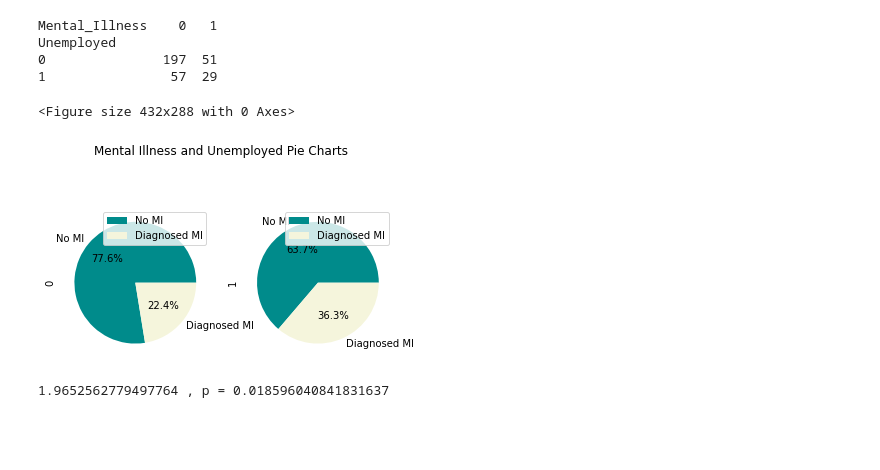
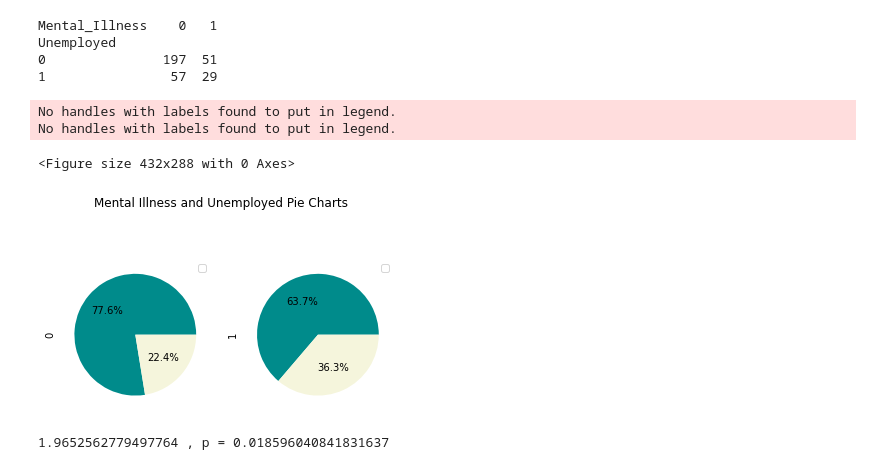
Before and after one commit to hehill/Project1_Team3, a Jupyter notebook: individual_data.ipynb, the cells around one changed output. Drawn from its saved outputs; the diff is of its cells as text; code cells hidden in the pictures; blank space fills up the shorter version.

```diff
--- a/individual_data.ipynb
+++ b/individual_data.ipynb
@@ -115,8 +115,10 @@ Unemployed
 0               197  51
 1                57  29
 # %%
-plt.figure(); data_crosstab.plot.pie(title='Mental Illness and Unemployed Pie Charts', colors=['darkcyan','beige'],autopct='%.1f%%', subplots=True, labels = ["No MI", "Diagnosed MI"])
+plt.figure(); data_crosstab.plot.pie(title='Mental Illness and Unemployed Pie Charts', colors=['darkcyan','beige'],autopct='%.1f%%', subplots=True, labels = ["", ""])
 plt.savefig("MIvUnemp_pies.pdf")
 # %% [output]
-<Figure size 432x288 with 0 Axes>
+No handles with labels found to put in legend.
+No handles with labels found to put in legend.
+<Figure size 432x288 with 0 Axes>
-[figure, old version]
+[figure, new version]
```
Also changed, not shown: parts of 1 cell of this notebook, 6 other files.
